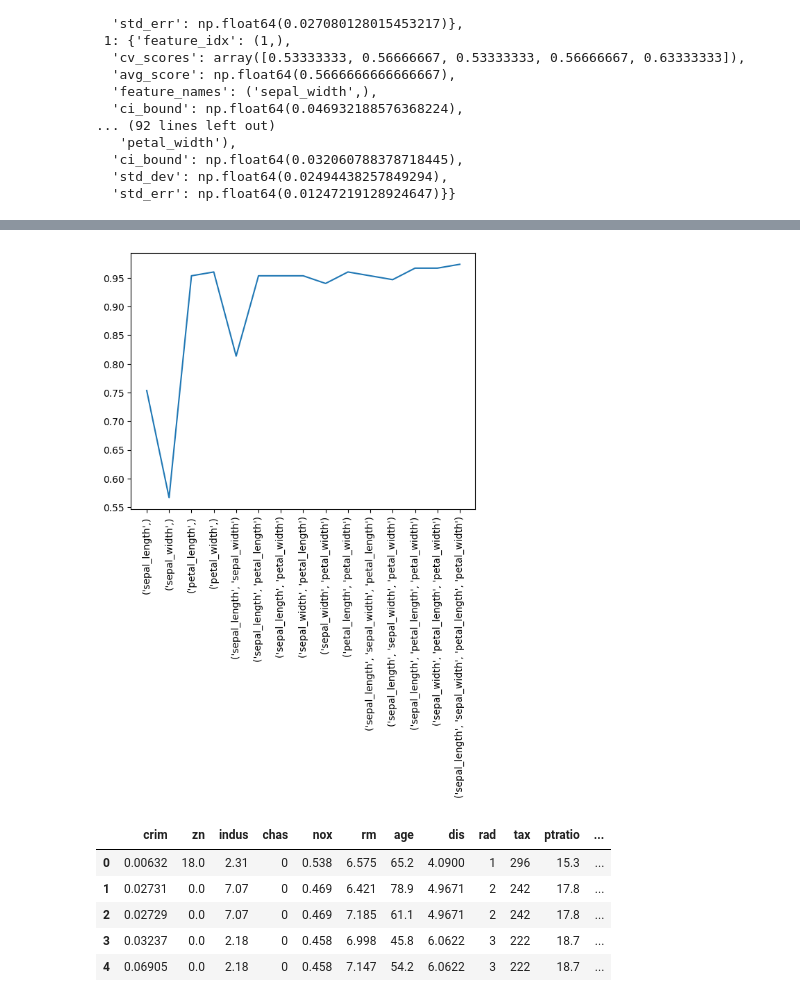
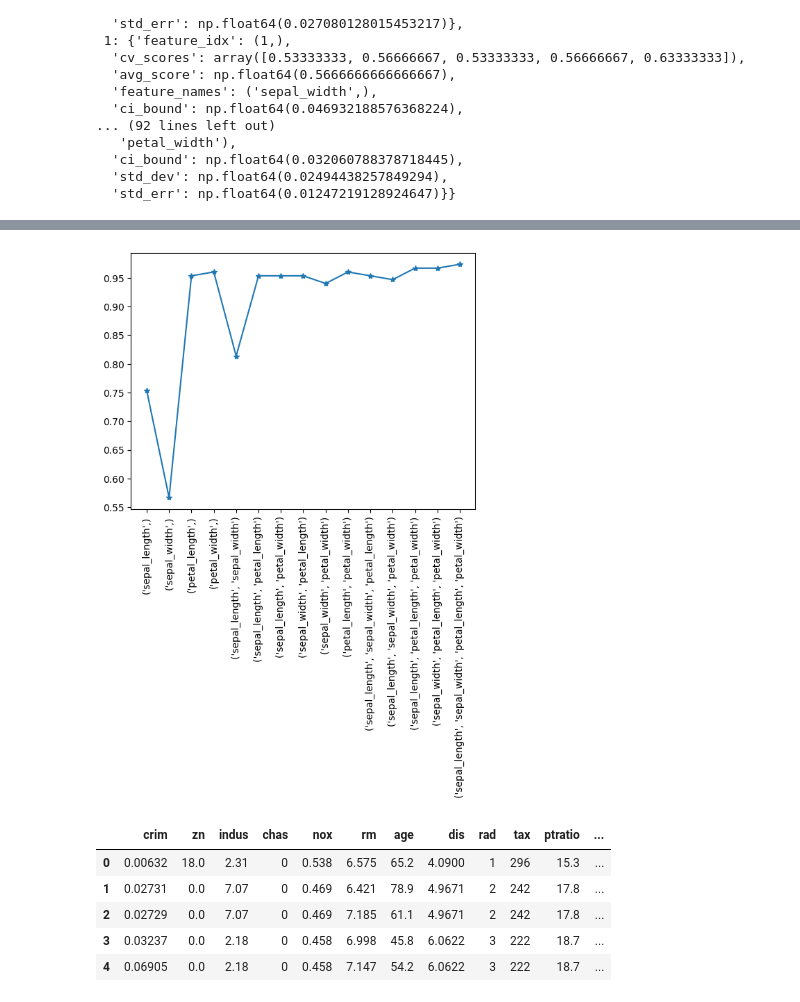
Before and after one commit to BHAVIN-Hariyani-001b/machine-learning, a Jupyter notebook: Feature_Selection/feature_selection_Wrapper_Methods.ipynb, the cells around one changed output, grey strips where cells are left out. Cells and saved outputs as stored; diff of their text form; code cells hidden in the pictures.

```diff
--- a/Feature_Selection/feature_selection_Wrapper_Methods.ipynb
+++ b/Feature_Selection/feature_selection_Wrapper_Methods.ipynb
@@ -112,11 +116,11 @@ metric_df
 # %%
 import matplotlib.pyplot as plt
 
-plt.plot([str(k) for k in metric_df['feature_names']],metric_df['avg_score'])
+plt.plot([str(k) for k in metric_df['feature_names']],metric_df['avg_score'],marker="*")
 plt.xticks(rotation=90)
 plt.show()
 # %% [output]
-[figure, old version]
+[figure, new version]
 # %%
 df = pd.read_csv('https://raw.githubusercontent.com/selva86/datasets/master/BostonHousing.csv')
 df.head()
```
Also changed, not shown: parts of 11 cells of this notebook, 7 other files.
